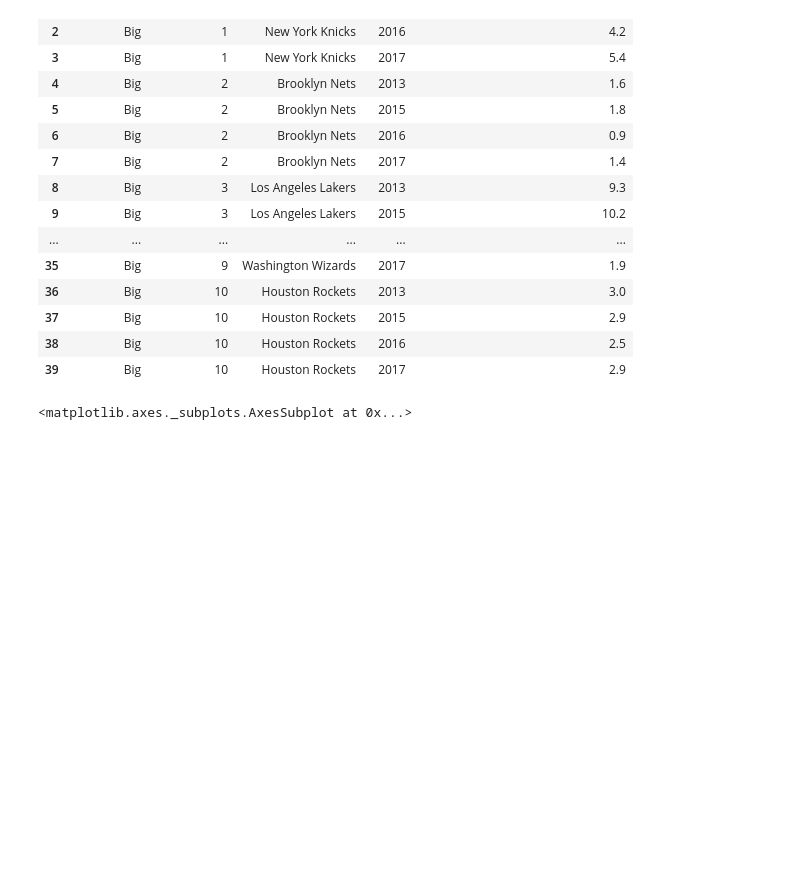
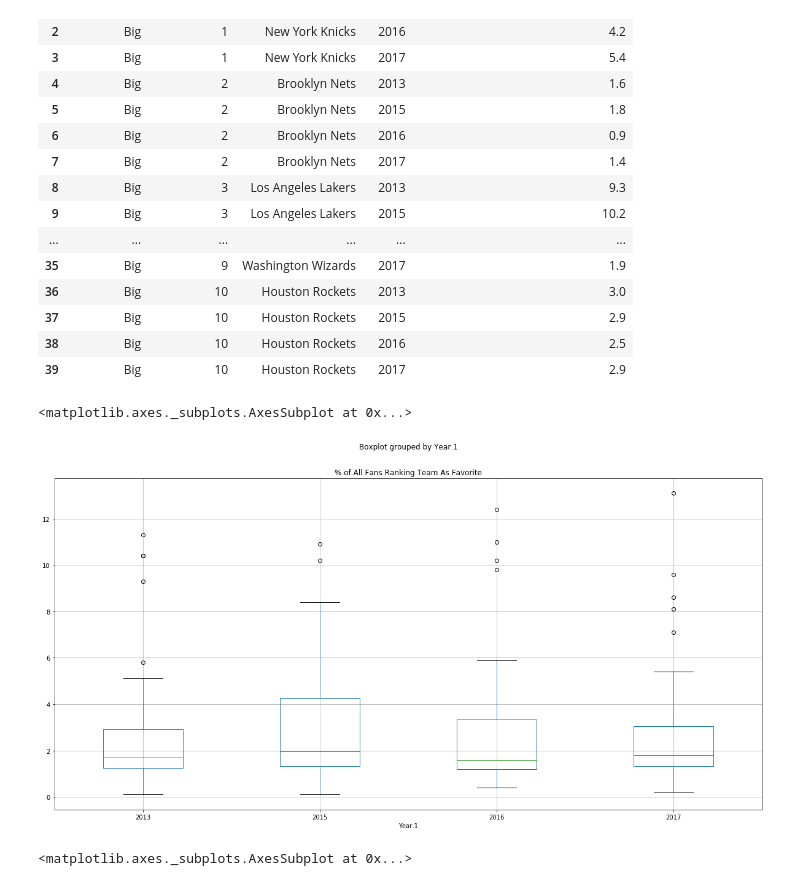
Before and after one commit to Iudina/WarriorsVsTeamKobe, a Jupyter notebook: Favorite Team Anova.ipynb, the cells around one changed output. Saved outputs shown, nothing was run; the diff lists cells and outputs as text; code cells hidden in the pictures; blank space fills up the shorter version.

```diff
--- a/Favorite Team Anova.ipynb
+++ b/Favorite Team Anova.ipynb
@@ -44,6 +44,11 @@ big_filter
 | 37 | Big | 10 | Houston Rockets | 2015 | 2.9 |
 | 38 | Big | 10 | Houston Rockets | 2016 | 2.5 |
 | 39 | Big | 10 | Houston Rockets | 2017 | 2.9 |
+# %%
+FavTeam.boxplot("% of All Fans Ranking Team As Favorite", by="Year.1", figsize=(20, 10))
+# %% [output]
+<matplotlib.axes._subplots.AxesSubplot at 0x...>
+[figure, added]
 # %%
 # Create a boxplot to compare means
 big_filter.boxplot("% of All Fans Ranking Team As Favorite", by="Year.1", figsize=(20, 10))
```
Also changed, not shown: 1 other file.
